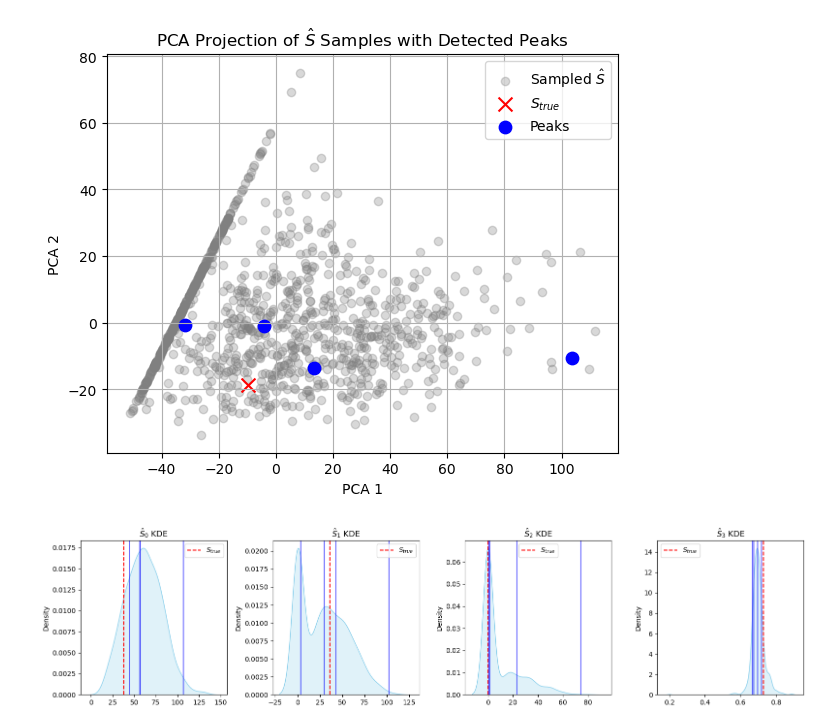
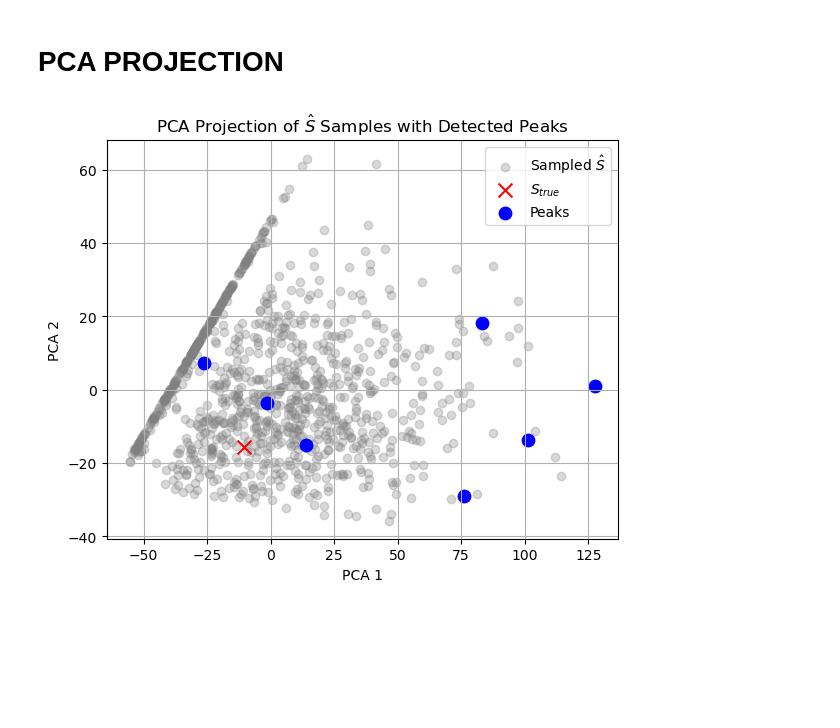
Before and after one commit to ellielin23/inverse_design_spinodoids, a Jupyter notebook: spinodoid_cvae/evaluate.ipynb, the cells around one changed output. Cells and saved outputs as stored; diff of their text form; code cells hidden in the pictures; blank space fills up the shorter version.

```diff
--- a/spinodoid_cvae/evaluate.ipynb
+++ b/spinodoid_cvae/evaluate.ipynb
@@ -53,3 +73,17 @@ print("\n✅ Decoder Architecture:\n", decoder)
+# %%
+# === sampling function ===
+def get_S_hats(P_val, num_samples=1000):
+    P_tensor = P_val.repeat(num_samples, 1).to(device)
+    z_samples = torch.randn((num_samples, LATENT_DIM)).to(device)
+    with torch.no_grad():
+        S_hats = decoder(z_samples, P_tensor)
+    return S_hats.cpu().numpy()
+
+# === peak extraction ===
+def get_S_hat_peaks(S_hats, bandwidth=5.0):
+    ms = MeanShift(bandwidth=bandwidth, bin_seeding=True)
+    ms.fit(S_hats)
+    return ms.cluster_centers_
 # %%
 # === load data ===
 P_all, S_all = load_dataset(DATA_PATH)
@@ -95,34 +115,22 @@ plt.show()
+# %% [markdown]
+# PCA PROJECTION
 # %%
-# === plot 2: PCA projection of S_hats, S_true, and peaks ===
+# === pca projection of S_hats, S_true, and peaks ===
 pca = PCA(n_components=2)
 S_pca = pca.fit_transform(S_hats)
 S_true_pca = pca.transform(S_true.reshape(1, -1))
 S_peaks_pca = pca.transform(S_hat_peaks)
 
 plt.figure(figsize=(6, 5))
-plt.scatter(S_pca[:, 0], S_pca[:, 1], alpha=0.3, label="Sampled $\hat{S}$", color='gray')
-plt.scatter(S_true_pca[0, 0], S_true_pca[0, 1], color='red', marker='x', s=100, label="$S_{true}$")
+plt.scatter(S_pca[:, 0], S_pca[:, 1], alpha=0.3, label=r"Sampled $\hat{S}$", color='gray')
+plt.scatter(S_true_pca[0, 0], S_true_pca[0, 1], color='red', marker='x', s=100, label=r"$S_{true}$")
 plt.scatter(S_peaks_pca[:, 0], S_peaks_pca[:, 1], color='blue', marker='o', s=80, label="Peaks")
-plt.title("PCA Projection of $\hat{S}$ Samples with Detected Peaks")
+plt.title(r"PCA Projection of $\hat{S}$ Samples with Detected Peaks")
 plt.xlabel("PCA 1")
 plt.ylabel("PCA 2")
 plt.legend()
 plt.grid(True)
 plt.tight_layout()
 plt.show()
 # %% [output]
-[figure, old version]
+[figure, new version]
-# %%
-# === plot 3: KDE for each S_i dimension ===
-fig, axs = plt.subplots(nrows=1, ncols=S_hats.shape[1], figsize=(4 * S_hats.shape[1], 4))
-for i in range(S_hats.shape[1]):
-    sns.kdeplot(S_hats[:, i], ax=axs[i], fill=True, color='skyblue')
-    axs[i].axvline(S_true[i], color='red', linestyle='--', label="$S_{true}$")
-    for peak in S_hat_peaks[:, i]:
-        axs[i].axvline(peak, color='blue', linestyle='-', alpha=0.6)
-    axs[i].set_title(f"$\hat{{S}}_{i}$ KDE")
-    axs[i].legend()
-plt.tight_layout()
-plt.show()
-# %% [output]
-[figure, removed]
```
Also changed, not shown: parts of 12 cells of this notebook, 15 other files.
